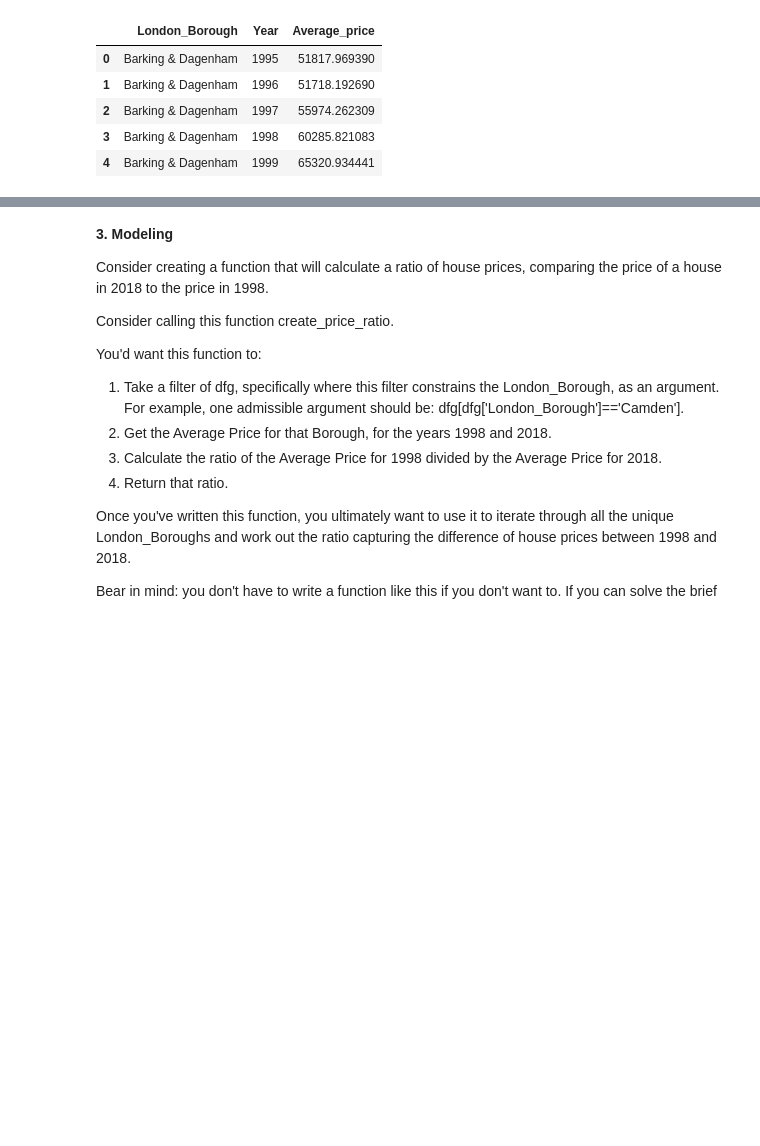
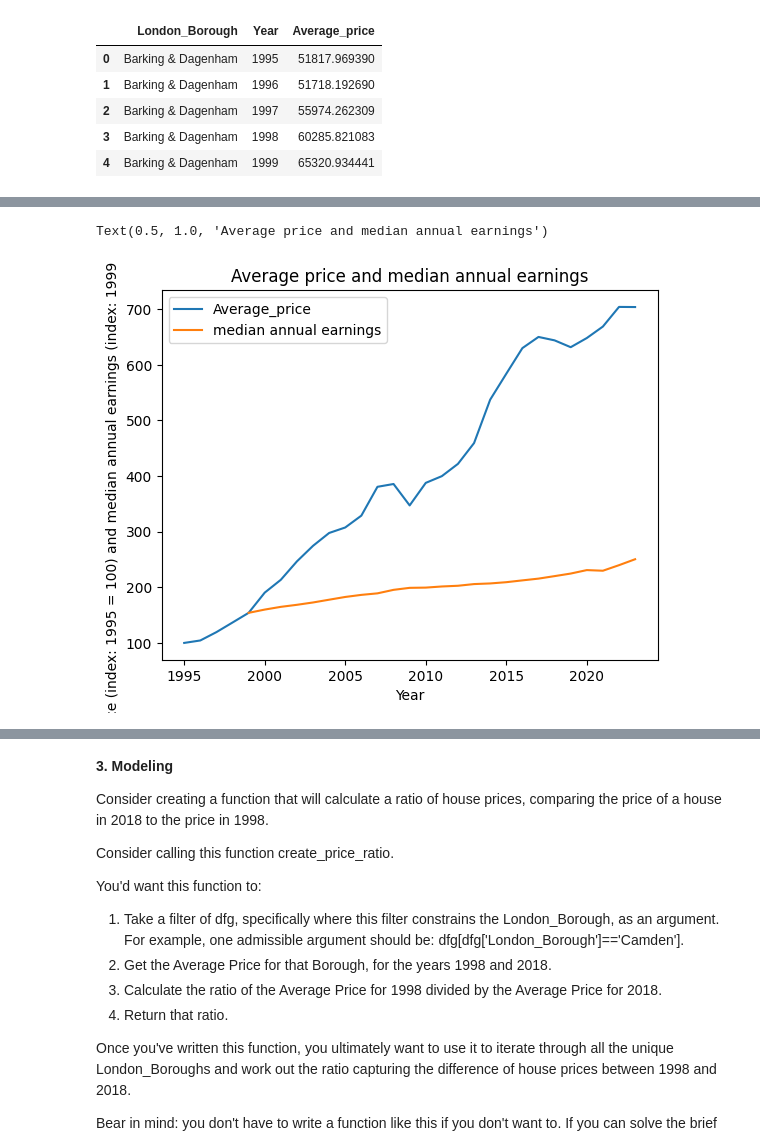
Before and after one commit to fugisawa/Springboard, a Jupyter notebook: Unit 4 Challenge - Tier 3.ipynb, the cells around one changed output, grey strips where cells are left out. Drawn from its saved outputs; the diff is of its cells as text; code cells hidden in the pictures; blank space fills up the shorter version.

Commit message:
Refactor code to improve performance and readability include plot comparing median earnings with average price

```diff
--- a/Unit 4 Challenge - Tier 3.ipynb
+++ b/Unit 4 Challenge - Tier 3.ipynb
@@ -299,3 +299,9 @@ dfg.head()
 | 2 | Barking & Dagenham | 1997 | 55974.262309 |
 | 3 | Barking & Dagenham | 1998 | 60285.821083 |
 | 4 | Barking & Dagenham | 1999 | 65320.934441 |
+# %%
+#load median annual earnings data
+earnings = pd.read_excel('statistic_id1002964_average-annual-earnings-for-full-time-employees-in-the-uk-1999-2023.xlsx', sheet_name='Data')
+# Change the median annual earnings column to  an index, where the value of the median annual earnings from 1999 starts at 154.070430.
+earnings['median annual earnings'] = (earnings['median annual earnings']/earnings['median annual earnings'][0])*100 + 54.070430
+earnings.head()
@@ -301,0 +315,7 @@ dfg.head()
+# %%
+#create an aggregate of whole London (mean), by Year, and plot it
+dfg = dfg.groupby(by=['Year']).mean()
+dfg.reset_index(inplace=True)
+# Change the Average_price column to to an index, where the value of the Average_price from 1995 is 100.
+dfg['Average_price'] = (dfg['Average_price']/dfg['Average_price'][0])*100
+dfg.head()
@@ -301,0 +329,6 @@ dfg.head()
+# %%
+# create a df with the average price and median annual earnings
+dfPriceEarnings = pd.merge(dfg, earnings, how='outer', left_on='Year', right_on='year')
+# eliminate the year column
+dfPriceEarnings.drop(['year'], axis=1, inplace=True)
+dfPriceEarnings.head()
@@ -301,0 +342,9 @@ dfg.head()
+# %%
+# plot the average price and median annual earnings
+ax = dfPriceEarnings.plot(kind='line', x='Year', y=['Average_price', 'median annual earnings'])
+ax.set_ylabel('Average price (index: 1995 = 100) and median annual earnings (index: 1999 = 154.070430)')
+
+ax.set_title('Average price and median annual earnings')
+# %% [output]
+Text(0.5, 1.0, 'Average price and median annual earnings')
+[figure, added]
```
Also changed, not shown: parts of 4 cells of this notebook.
